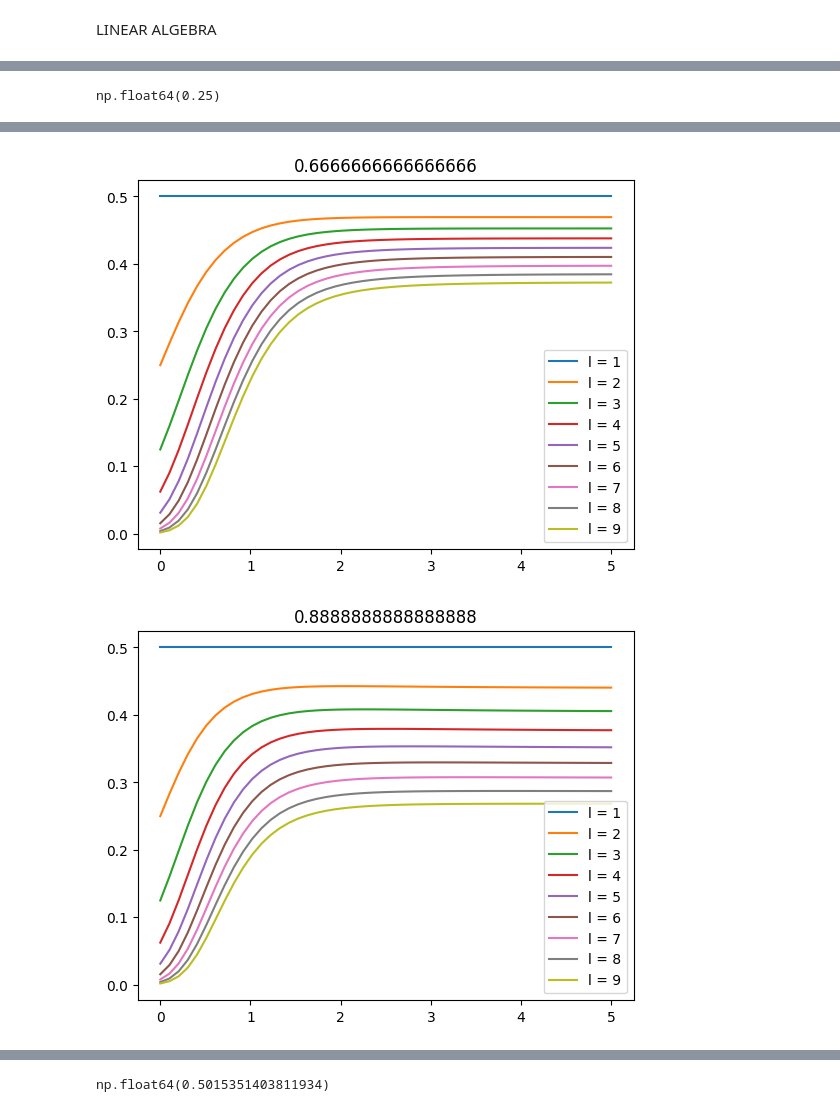
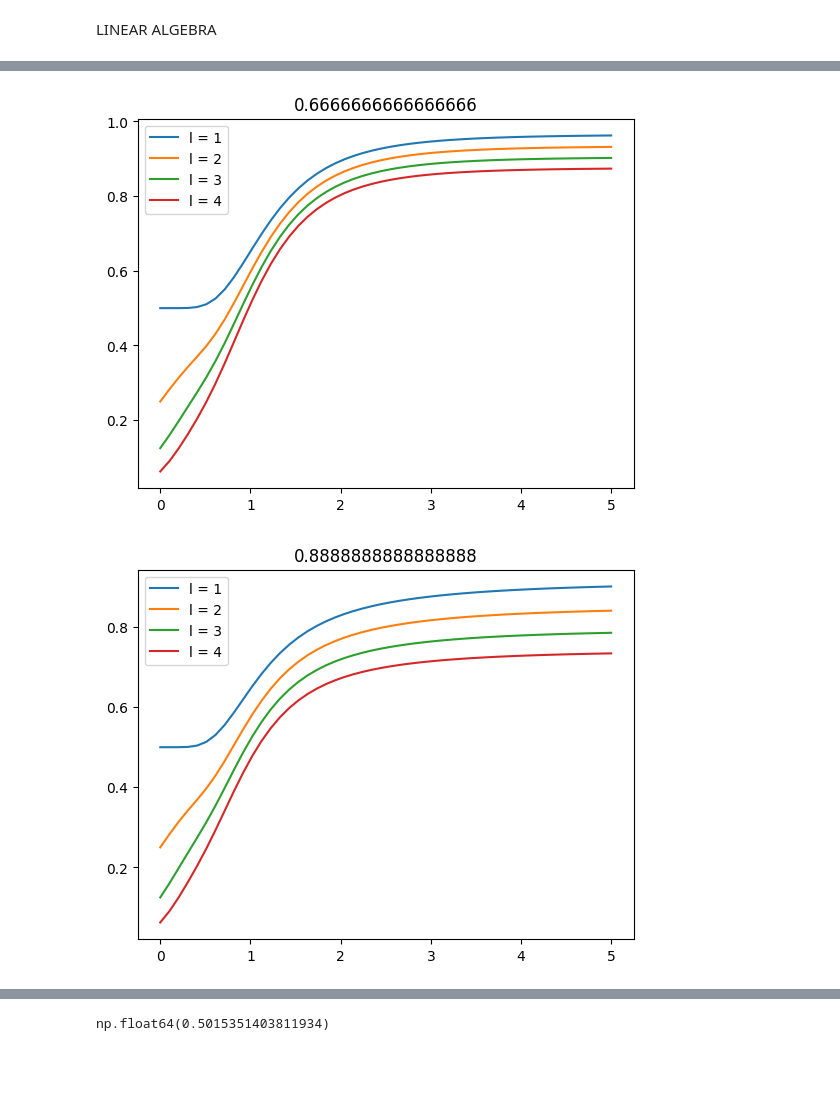
Before and after one commit to KristianMunnikhuis/subsystem_loschmidt_echo, a Jupyter notebook: scripts/mutual_info/exact_diag/Thermal Test/thermal_tests.ipynb, the cells around one changed output, grey strips where cells are left out. Saved outputs shown, nothing was run; the diff lists cells and outputs as text; code cells hidden in the pictures; blank space fills up the shorter version.

Commit message:
Plotting for Mutual Information done thermally

```diff
--- a/scripts/mutual_info/exact_diag/Thermal Test/thermal_tests.ipynb
+++ b/scripts/mutual_info/exact_diag/Thermal Test/thermal_tests.ipynb
@@ -100,13 +100,14 @@ np.float64(1023.9897600563193)
 T = np.linspace(0.01,1,100)
 h =  0.5
 L = 100
-Es, ns,_ = En(L,J,h,OBC)
+Es, ns,_ = En(L,J,h,False)
 E1 = [E_th(1/ti,Es,ns)/L for ti in T]
 Es, ns,_ = En(L,J,h,True)
 E2 = [E_th(1/ti,Es,ns)/L for ti in T]
-plt.plot(T,E1)
-plt.plot(T,E2)
+plt.plot(T,E1,label="OBC")
+plt.plot(T,E2, label="PBC")
 plt.ylim(-1.1,-.8)
+plt.legend()
 plt.xlim(T[0],T[-1])
 plt.show()
 plt.close()
@@ -118,7 +119,7 @@ plt.close()
 L = 10
 J = -1
 OBC = False
-beta = 0.10
+beta = 0.01
 hi = [0, 1/2, 1, 2]
 for h in hi:
     print(f"h value = {h}")
@@ -193,17 +154,0 @@ for p in range(0,2):
-# %%
-sigzz= []
-Ms = []
-for beta in betas:
-    N = [ca(i,beta,Es,ns) for i in range(0,L)]
-    N+= [ac(i,beta, Es, ns) for i in range(0,L)]
-
-    G = U@np.diag(N)@U.T.conj()
-    F = G[:L,L:]
-    G = G[:L,:L]
-    M = np.eye(L)-2*(F+G)
-    Ms.append(M)
-
-    sigzz+= [4*(G[0,0]-1/2)*(G[1,1]-1/2)+4*G[0,1]*(-G[1,0])+4*np.square(F[0,1])]
-plt.plot(betas,sigzz)
-#plt.ylim(0,1)
-plt.xlim(0,1)
@@ -320,17 +215,3 @@ for d in dat:
-# %%
-Es, ns, Us = En(L,J,h,False)
-
-def cap(p,mu,beta,Es,ns):
-    pf = np.exp(-2*beta*Es[p][mu])/2/Z(beta,Es,ns)
-    E = Es[p].copy()
-    E = np.delete(E,mu)
-    term1 = np.prod(1+np.exp(-2*beta*E))
-    term2 = ns[p]*np.prod(1-np.exp(-2*beta*E))
-    return pf*(term1-term2)
-
-cap(1,1,0,Es,ns)
-# %% [output]
-np.float64(0.25)
 # %%
 ###Functions
 def E_prep(L,J,h,OBC):
@@ -413,7 +294,7 @@ def G_thermal(Vs,ns,beta):
 
     return Gs[0]+Gs[1]
 # %%
-L = 10
+L = 30
 J = -1
 hi = np.linspace(0,2,10)
 bc = False
@@ -422,7 +303,7 @@ for h in hi:
     plt.figure()
     P_n = []
     strings = []
-    for n in range(1,10):
+    for n in range(1,5):
         dat= []
         for beta in betas:
             Vs, ns = E_prep(L,J,h,bc)
@@ -443,2 +324,2 @@ for h in hi:
-[figure, old version]
+[figure, new version]
-[figure, old version]
+[figure, new version]
```
Also changed, not shown: parts of 12 cells of this notebook, 1 other file.
